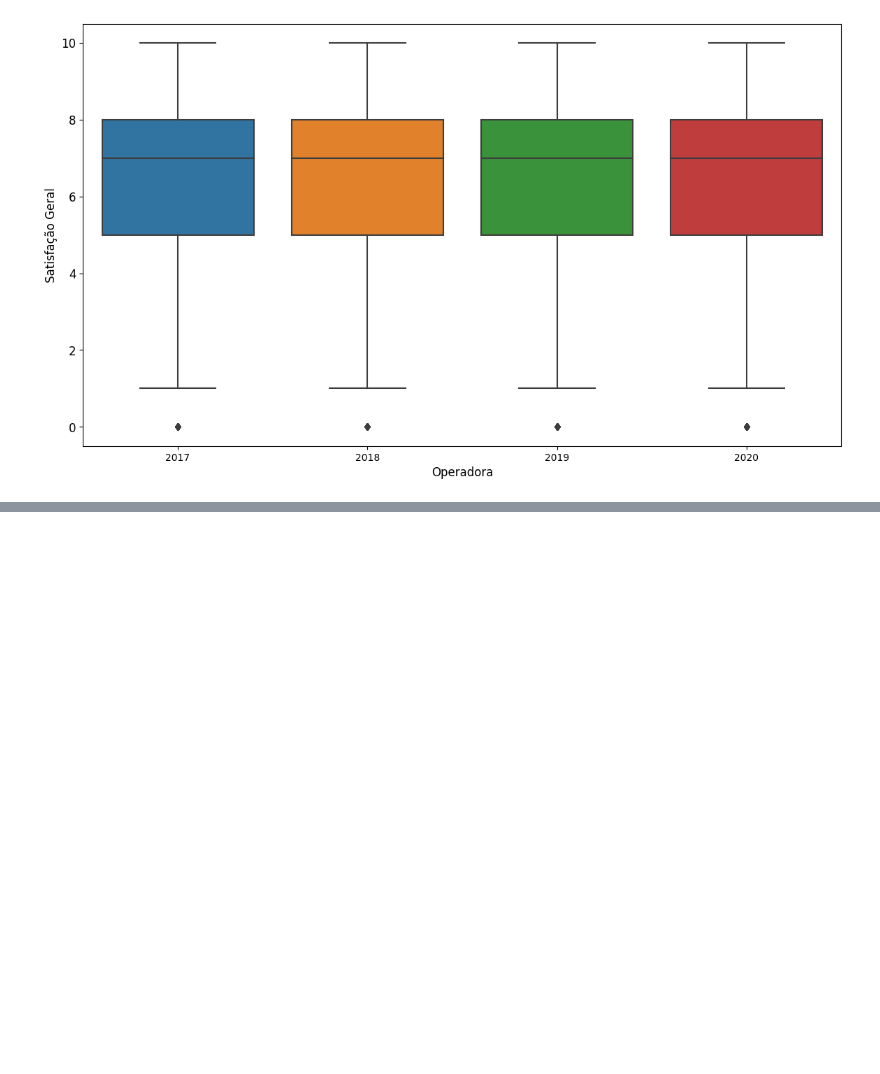
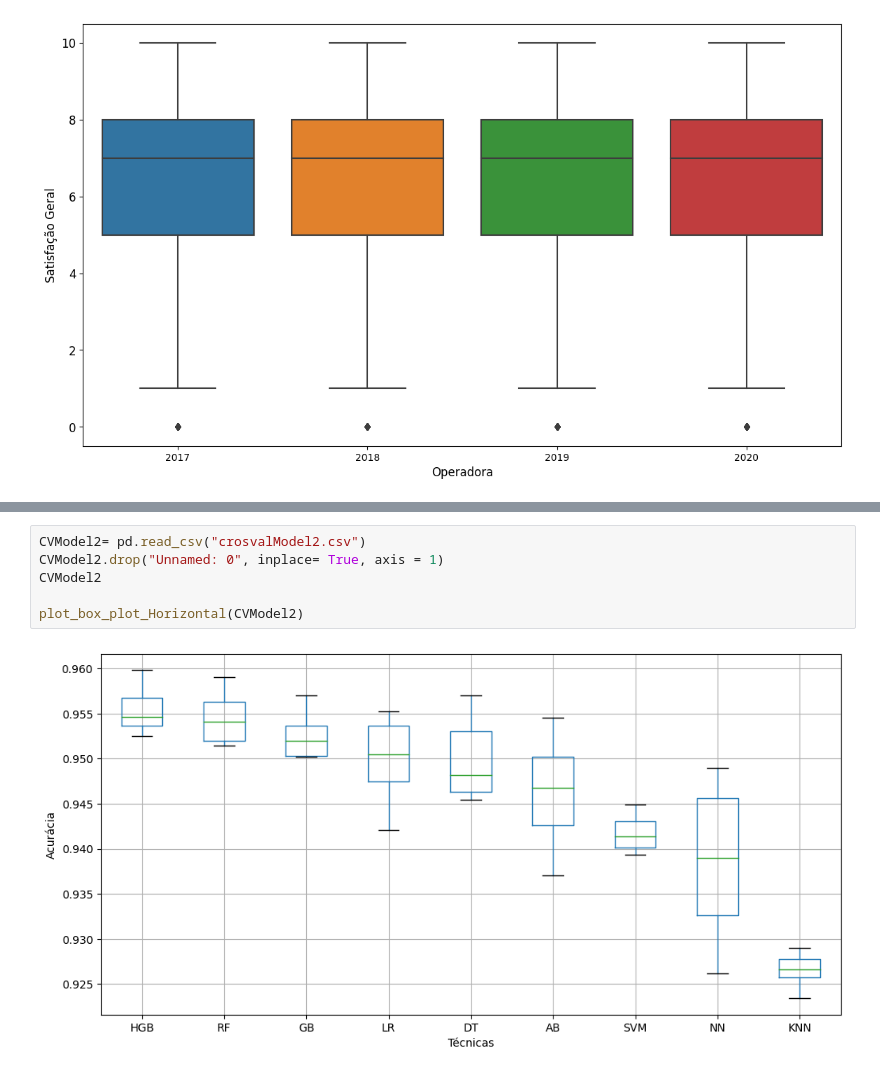
Before and after one commit to mrelero/anatel-database-paper2, a Jupyter notebook: analysis.ipynb, the cells around one changed output, grey strips where cells are left out. Saved outputs shown, nothing was run; the diff lists cells and outputs as text; blank space fills up the shorter version.

```diff
--- a/analysis.ipynb
+++ b/analysis.ipynb
@@ -463,0 +485,8 @@ plt.show()
+# %%
+CVModel2= pd.read_csv("crosvalModel2.csv")
+CVModel2.drop("Unnamed: 0", inplace= True, axis = 1)
+CVModel2
+
+plot_box_plot_Horizontal(CVModel2)
+# %% [output]
+[figure, added]
```
Also changed, not shown: parts of 3 cells of this notebook.
